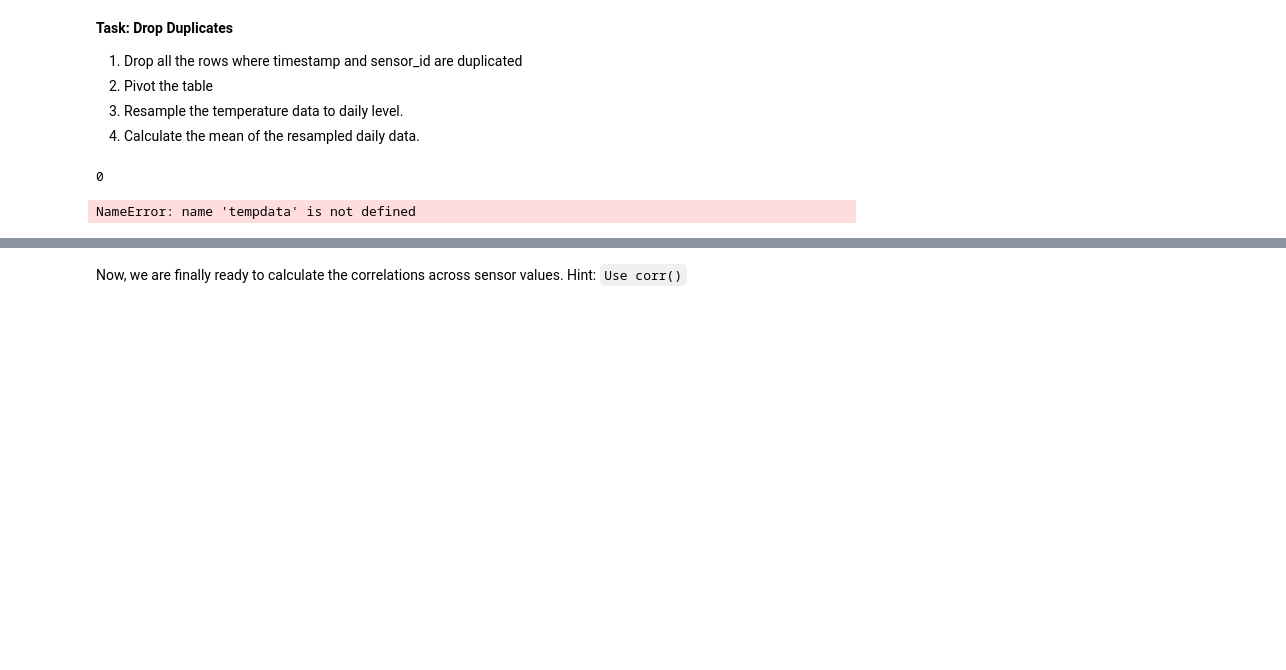
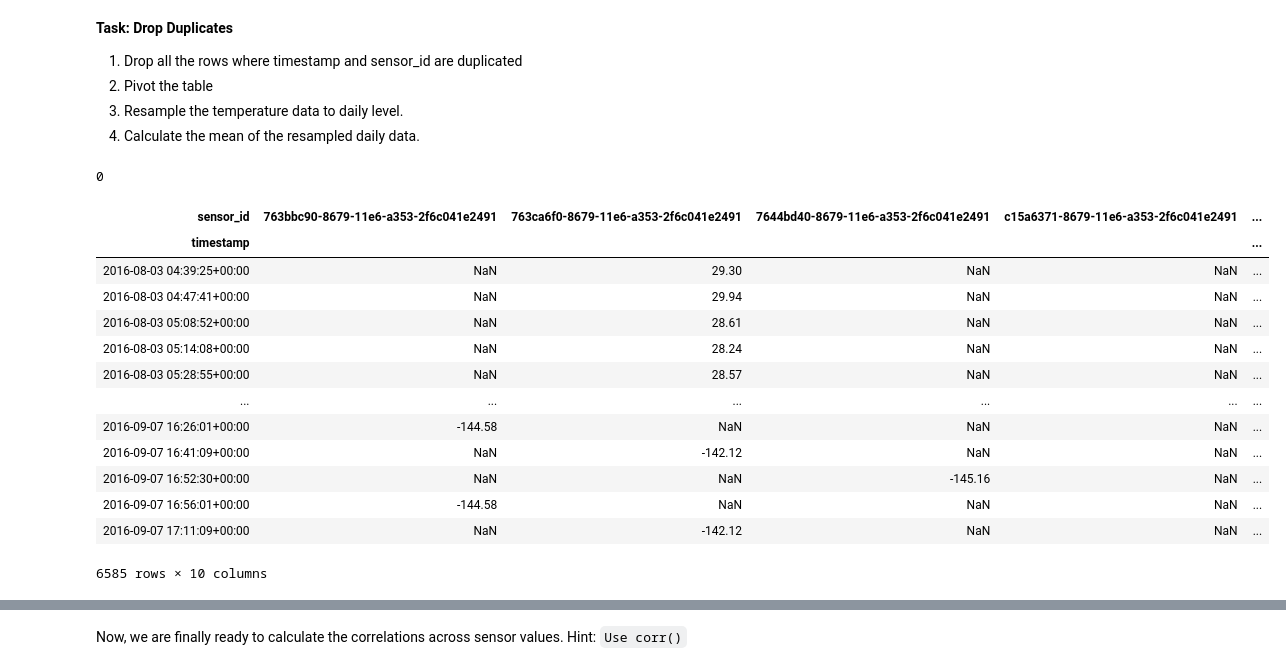
Before and after one commit to Opondoh/Digital_Thread_Summative, a Jupyter notebook: D4I_Summative_Vivian.ipynb, the cells around one changed output, grey strips where cells are left out. Cells and saved outputs as stored; diff of their text form; code cells hidden in the pictures; blank space fills up the shorter version.

```diff
--- a/D4I_Summative_Vivian.ipynb
+++ b/D4I_Summative_Vivian.ipynb
@@ -382,6 +382,21 @@ temp_data.duplicated().sum()
 # %% [output]
 0
 # %%
-temp_data_new = tempdata.pivot(index='timestamp', columns='sensor_id', values='value')
+#reshape the temp data with no duplicates
+temp_data_new = temp_data.pivot(index='timestamp', columns='sensor_id', values='value')
+temp_data_new
 # %% [output]
+| sensor_id | 763bbc90-8679-11e6-a353-2f6c041e2491 | 763ca6f0-8679-11e6-a353-2f6c041e2491 | 7644bd40-8679-11e6-a353-2f6c041e2491 | c15a6371-8679-11e6-a353-2f6c041e2491 | ... |
+| timestamp |  |  |  |  | ... |
+| 2016-08-03 04:39:25+00:00 | NaN | 29.30 | NaN | NaN | ... |
+| 2016-08-03 04:47:41+00:00 | NaN | 29.94 | NaN | NaN | ... |
+| 2016-08-03 05:08:52+00:00 | NaN | 28.61 | NaN | NaN | ... |
+| 2016-08-03 05:14:08+00:00 | NaN | 28.24 | NaN | NaN | ... |
+| 2016-08-03 05:28:55+00:00 | NaN | 28.57 | NaN | NaN | ... |
+| ... | ... | ... | ... | ... | ... |
+| 2016-09-07 16:26:01+00:00 | -144.58 | NaN | NaN | NaN | ... |
+| 2016-09-07 16:41:09+00:00 | NaN | -142.12 | NaN | NaN | ... |
+| 2016-09-07 16:52:30+00:00 | NaN | NaN | -145.16 | NaN | ... |
+| 2016-09-07 16:56:01+00:00 | -144.58 | NaN | NaN | NaN | ... |
+| 2016-09-07 17:11:09+00:00 | NaN | -142.12 | NaN | NaN | ... |
-NameError: name 'tempdata' is not defined
+6585 rows × 10 columns
```
Also changed, not shown: parts of 2 cells of this notebook.
